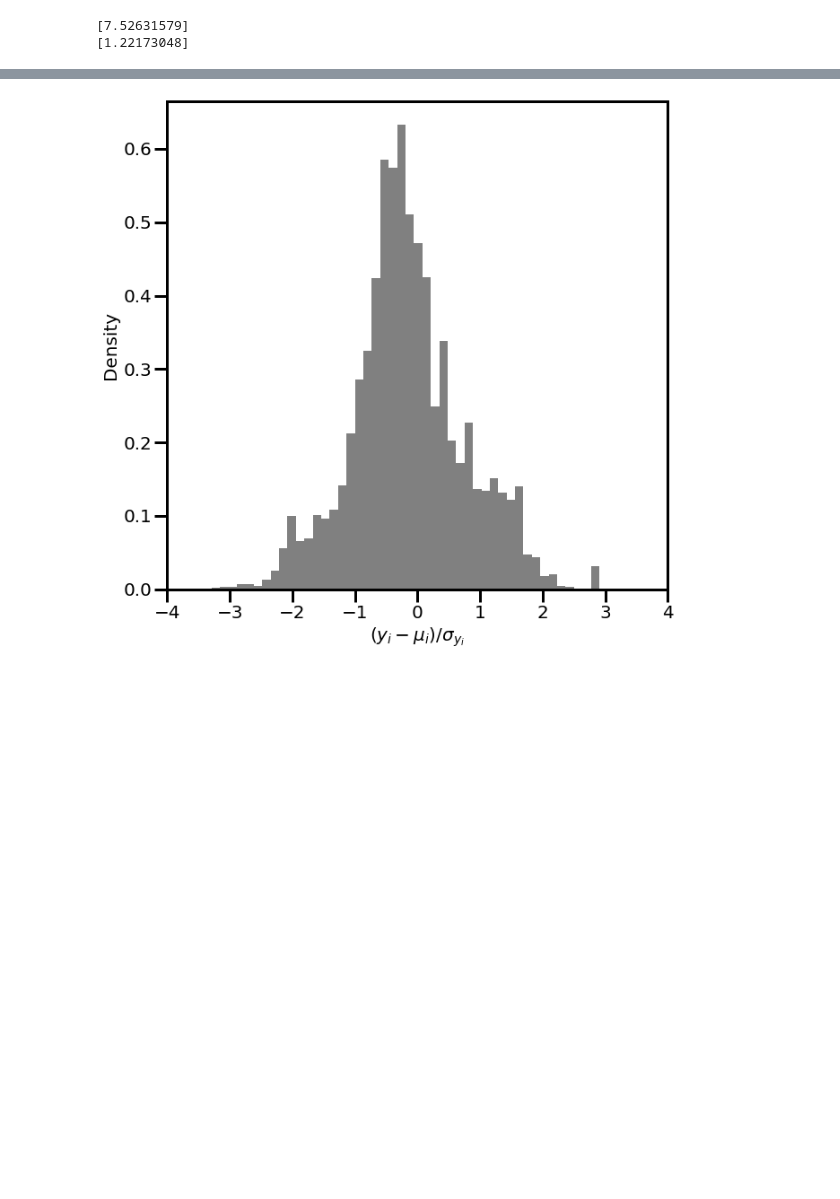
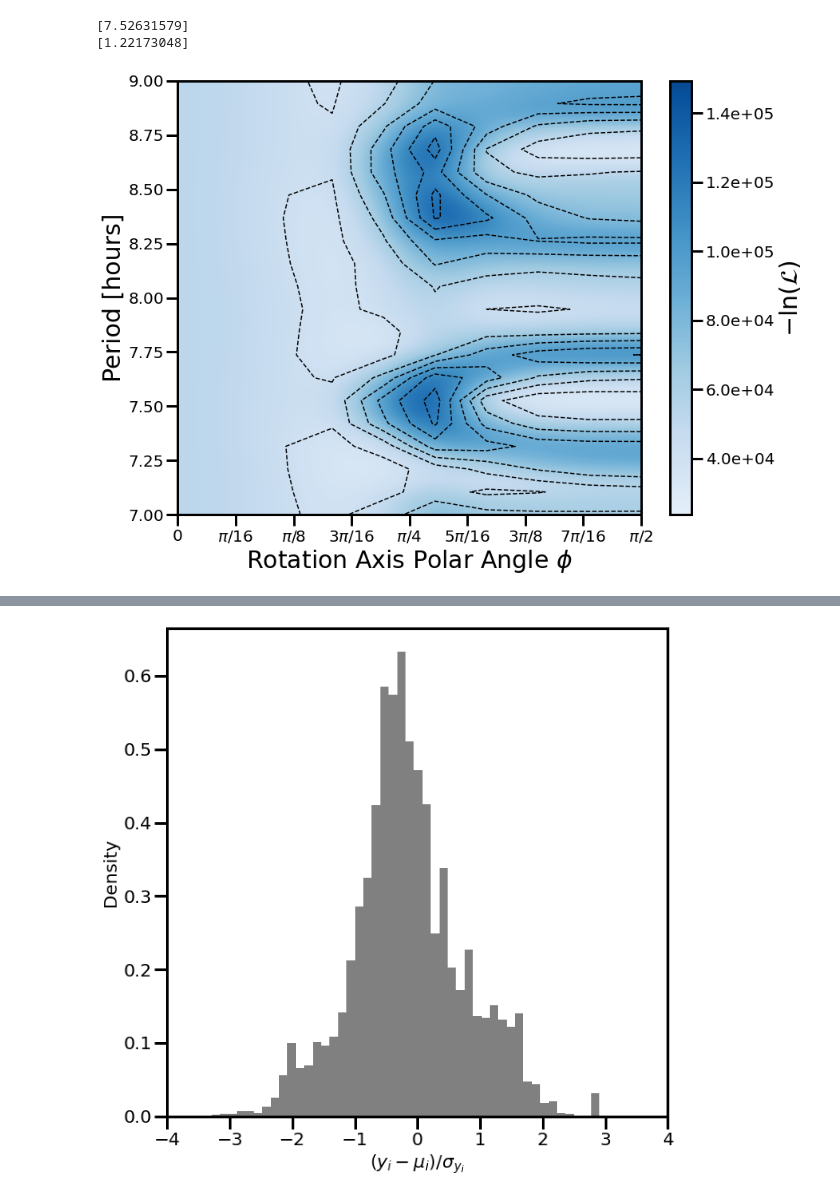
Before and after one commit to astertaylor/Oumuamua, a Jupyter notebook: Figures and Paper/CompositeLightCurve.ipynb, the cells around one changed output, grey strips where cells are left out. Saved outputs shown, nothing was run; the diff lists cells and outputs as text; code cells hidden in the pictures; blank space fills up the shorter version.

```diff
--- a/Figures and Paper/CompositeLightCurve.ipynb
+++ b/Figures and Paper/CompositeLightCurve.ipynb
@@ -55,5 +55,5 @@ belton=pd.read_csv("../Lightcurves/Photometry/1I_2017U1_lightcurve.csv")
 # %%
-def uniform_axis_lightcurve(theta,a,b,c):
+def fixed_axis_lightcurve(theta,a,b,c):
     dist=np.abs(np.sin(theta)*np.tan(theta)*a**2+b**2*np.cos(theta))
     beta=np.sqrt(b**2+a**2*np.tan(theta)**2)
 
@@ -68,7 +68,7 @@ def minwrapper(x,mag,sigmag,theta,a,b,c):
     deltaV=x[0]
     thetainit=x[1]
 
-    sim=deltaV-2.5*np.log10(uniform_axis_lightcurve(theta-thetainit,a,b,c))
+    sim=deltaV-2.5*np.log10(fixed_axis_lightcurve(theta-thetainit,a,b,c))
 
     return(-1*lnL(sim,mag,sigmag))
 
@@ -453,11 +454,6 @@ def gridwrapper(p,phi,psi,mag,sigmag,time,a,b,c):
 from tqdm.notebook import tqdm
 
 a,b,c=19,115,111
-
-belton=pd.read_csv("../Lightcurves/Photometry/RedigLightcurve.csv").to_numpy()[:,1:]
-beltime=belton[:,0]
-belmag=belton[:,1]
-belsig=belton[:,2]
 
 belton=pd.read_csv("../Lightcurves/Photometry/1I_2017U1_lightcurve.csv")
 
@@ -471,14 +467,13 @@ periodlist=np.linspace(7,9,20)
 philist=np.linspace(0,np.pi/2,10)
 
 PER,PHI=np.meshgrid(periodlist,philist,indexing='ij')
-PER=PER.flatten()
-PHI=PHI.flatten()
 
-test=[]
-for i in tqdm(range(PER.size),desc='Period-Phi Loop',leave=True):
-    period=PER[i]/24
+test=np.zeros_like(PER)
+for i in tqdm(range(periodlist.size),desc='Period Loop',leave=True):
+    for j in tqdm(range(philist.size),desc='Phi Loop',leave=True):
+        period=PER[i,j]/24
 
-    test.append(gridwrapper(period,PHI[i],np.pi/2,belmag[beltime<55.5],belsig[beltime<55.5],beltime[beltime<55.5]-np.min(beltime),a,b,c))
+        test[i,j]=(gridwrapper(period,PHI[i,j],np.pi/2,belmag[beltime<55.5],belsig[beltime<55.5],beltime[beltime<55.5]-np.min(beltime),a,b,c))
 # %%
 optp=PER[test==np.min(test)][0]
 optphi=PHI[test==np.min(test)][0]
@@ -500,6 +495,34 @@ curve=33.25-2.5*np.log10(arbitrary_axis_lightcurve(theta-thetainit,a,b,c,rot=rot
 # %% [output]
 [7.52631579]
 [1.22173048]
+# %%
+import matplotlib.ticker as ticker
+import matplotlib.colors as colors
+
+new_cmap = colors.LinearSegmentedColormap.from_list("test",plt.get_cmap('Blues')(np.linspace(0.1,0.9,100)))
+new_cmap.set_bad('magenta')
+
+fig, ax = plt.subplots(figsize=(13,10))
+plt.imshow(test,aspect='auto',cmap=new_cmap,interpolation='bicubic',extent=[0,np.pi/2,7,9],
+          origin='lower')
+plt.ylabel("Period [hours]",fontsize=30)
+plt.xlabel("Rotation Axis Polar Angle $\\phi$",fontsize=30)
+ax.set_xticks(np.pi/2*np.linspace(0,1,9))
+
+ax.set_xticklabels([0,"$\\pi/16$","$\\pi/8$","$3\\pi/16$","$\\pi/4$",
+                  "$5\\pi/16$","$3\\pi/8$","$7\\pi/16$","$\\pi/2$"])
+
+def fmtcont(x,pos):
+    return(r'{:.1e}'.format(x))
+
+CS=ax.contour(PHI,PER,test,origin='lower',colors='k',linestyles='dashed')
+
+cb=plt.colorbar(ax=ax,format=ticker.FuncFormatter(fmtcont))
+cb.set_label("$-\\ln(\\mathcal{L})$",fontsize=30)
+
+plt.savefig("arbitrary_")
+# %% [output]
+[figure, added]
 # %%
 import matplotlib.ticker as ticker
 
```
Also changed, not shown: parts of 10 cells of this notebook, 6 other files.
